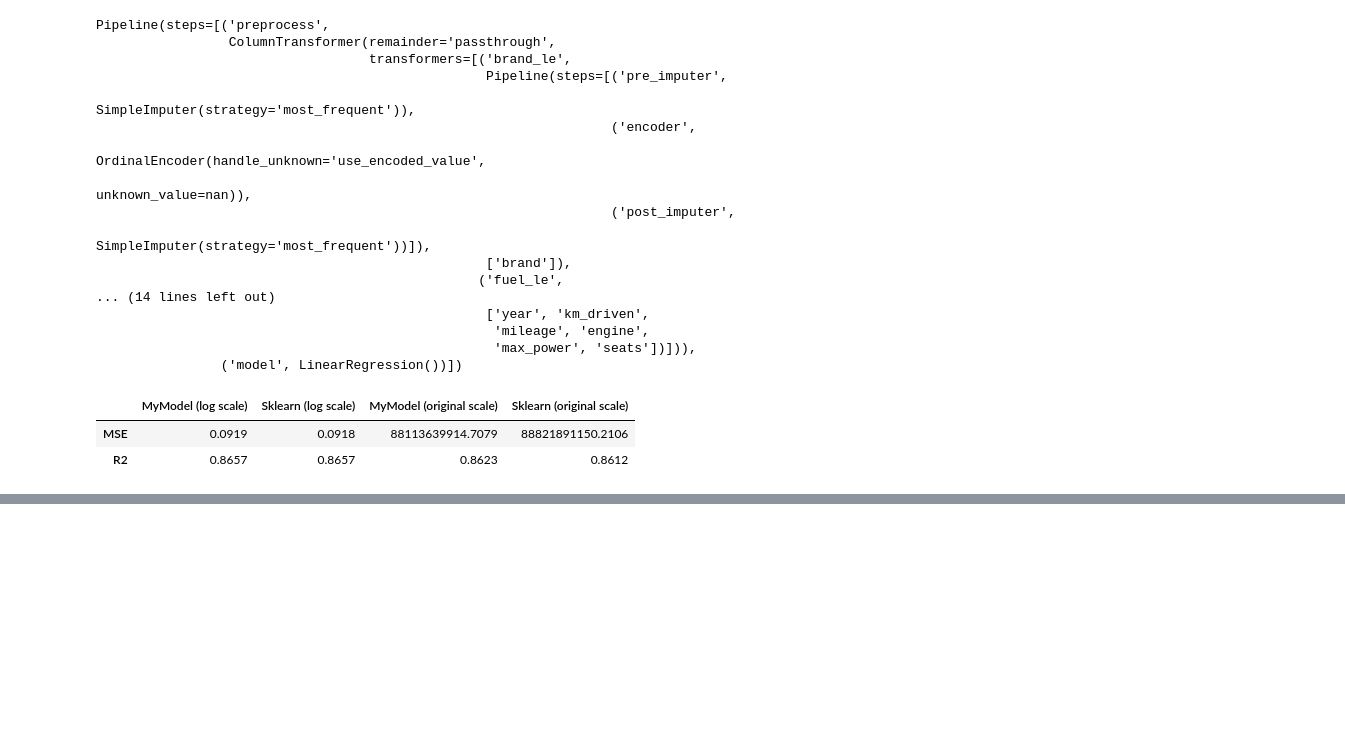
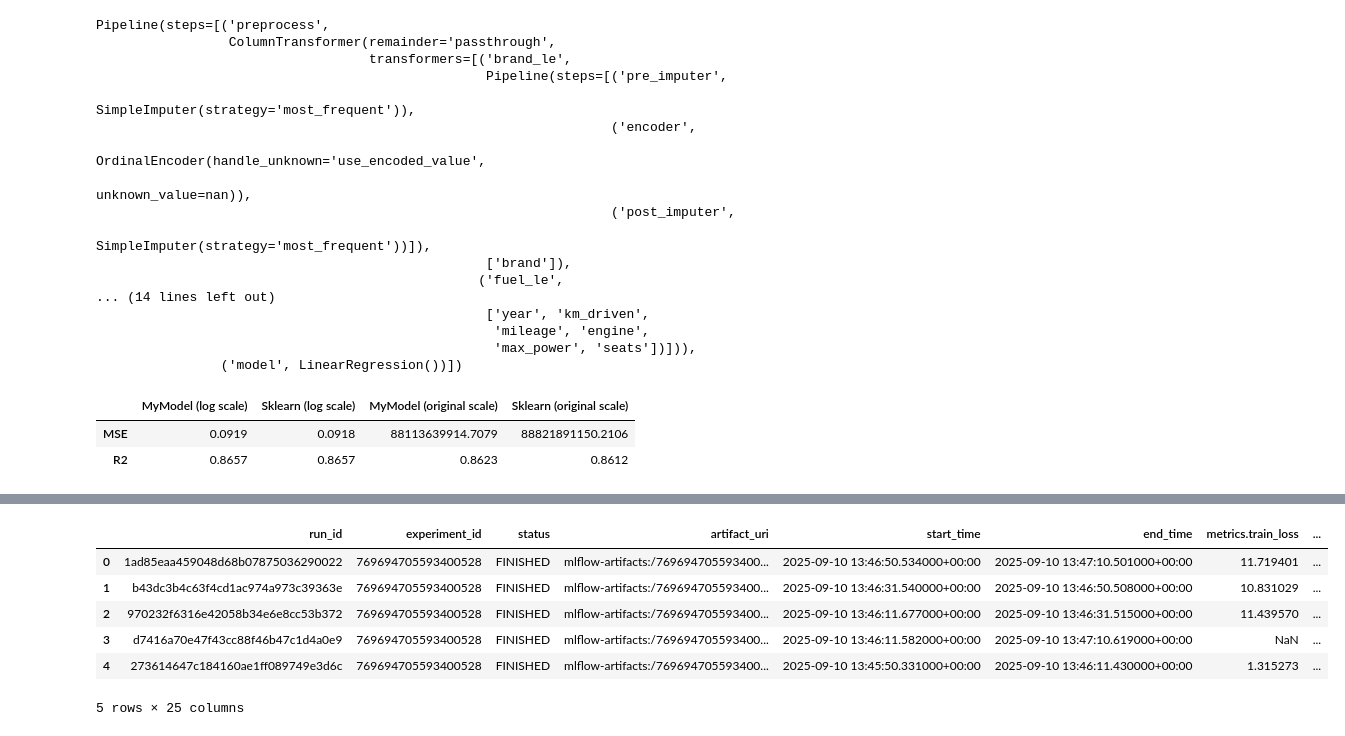
Before and after one commit to Phyke/AT82.03-ML-Car-Price-Prediction, a Jupyter notebook: Prombot_st125923_A2.ipynb, the cells around one changed output, grey strips where cells are left out. Drawn from its saved outputs; the diff is of its cells as text; code cells hidden in the pictures; blank space fills up the shorter version.

```diff
--- a/Prombot_st125923_A2.ipynb
+++ b/Prombot_st125923_A2.ipynb
@@ -814,0 +1068,11 @@ results_df.T
+# %%
+# This is dataframe of all runs including child runs (the folds)
+run_df.head(5)
+# %% [output]
+|  | run_id | experiment_id | status | artifact_uri | start_time | end_time | metrics.train_loss | ... |
+| 0 | 1ad85eaa459048d68b07875036290022 | 769694705593400528 | FINISHED | mlflow-artifacts:/769694705593400... | 2025-09-10 13:46:50.534000+00:00 | 2025-09-10 13:47:10.501000+00:00 | 11.719401 | ... |
+| 1 | b43dc3b4c63f4cd1ac974a973c39363e | 769694705593400528 | FINISHED | mlflow-artifacts:/769694705593400... | 2025-09-10 13:46:31.540000+00:00 | 2025-09-10 13:46:50.508000+00:00 | 10.831029 | ... |
+| 2 | 970232f6316e42058b34e6e8cc53b372 | 769694705593400528 | FINISHED | mlflow-artifacts:/769694705593400... | 2025-09-10 13:46:11.677000+00:00 | 2025-09-10 13:46:31.515000+00:00 | 11.439570 | ... |
+| 3 | d7416a70e47f43cc88f46b47c1d4a0e9 | 769694705593400528 | FINISHED | mlflow-artifacts:/769694705593400... | 2025-09-10 13:46:11.582000+00:00 | 2025-09-10 13:47:10.619000+00:00 | NaN | ... |
+| 4 | 273614647c184160ae1ff089749e3d6c | 769694705593400528 | FINISHED | mlflow-artifacts:/769694705593400... | 2025-09-10 13:45:50.331000+00:00 | 2025-09-10 13:46:11.430000+00:00 | 1.315273 | ... |
+5 rows × 25 columns
```
Also changed, not shown: parts of 67 cells of this notebook, 7 other files.
